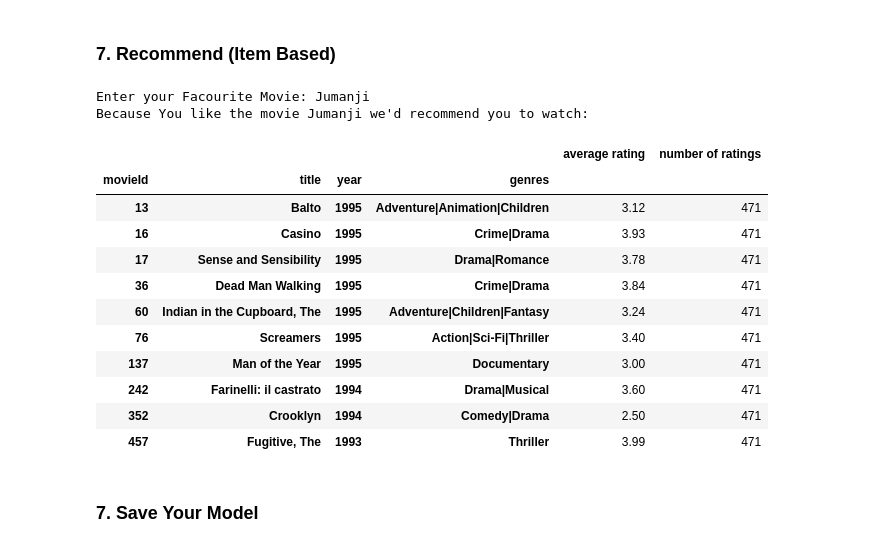
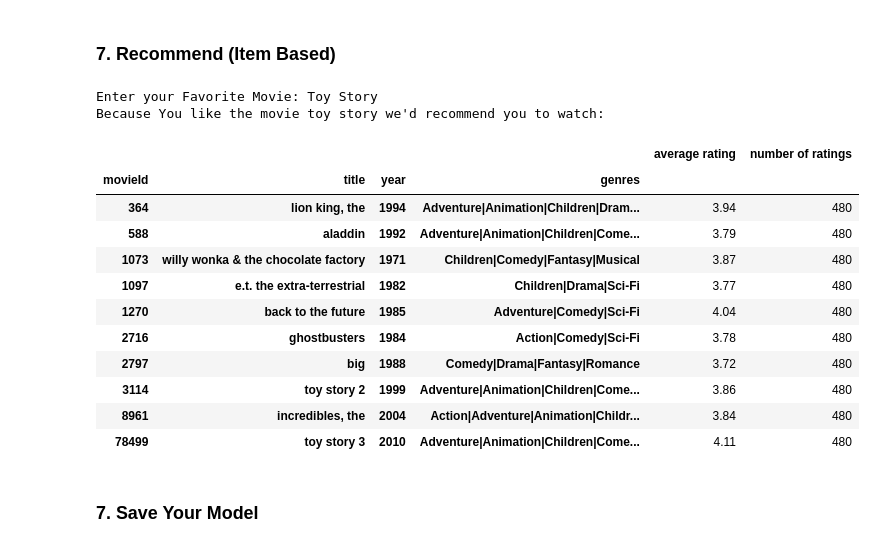
Before and after one commit to athoynilimanew/MovieRecommendation, a Jupyter notebook: Notebooks/SmallDataSet_Notebooks/Model_1_knn_Final.ipynb, the cells around one changed output. Drawn from its saved outputs; the diff is of its cells as text; code cells hidden in the pictures.

```diff
--- a/Notebooks/SmallDataSet_Notebooks/Model_1_knn_Final.ipynb
+++ b/Notebooks/SmallDataSet_Notebooks/Model_1_knn_Final.ipynb
@@ -34,7 +34,7 @@ The Collaborative Filtering Recommender is entirely based on the past behavior a
 # %% [markdown]
 ## 0. User Input
 # %%
-def AskForUserInput():
+def AskForUserInput_0():
     fav_movie=input("Enter your Favorite Movie: ").lower()
     n=0
     movies=df["title"].unique()
@@ -206,7 +206,7 @@ def find_best_model(model, parameters,data):
 ### 2. Find Optimal k using RandomizedSearchCV
 # %%
 sim_options = {
-    "name": ["msd", "cosine", "pearson", "pearson_baseline"],"user_based": [True]
+    "name": ["cosine", "pearson", "pearson_baseline"],"user_based": [False]
 }
 params = { 'k': range(2,25,1),'sim_options': sim_options}
 clf = find_best_model(KNNWithMeans, params, surprise_data)
@@ -315,11 +247,11 @@ class collab_filtering_Kmeans_Model():
 
         return df_out
 # %%
-CF_knnwithmeans = collab_filtering_Kmeans_Model(knnwithmeans, trainset, testset, df, surprise_data)
+CF_knnwithmeans = collab_filtering_Kmeans_Model(knnwithmeans,trainset,testset)
 # %% [markdown]
 ### 5. Fit, predict and cross-validate
 # %%
-knnwithmeans_rmse=CF_knnwithmeans.fit_and_predict()
+knnwithmeans_rmse,knnwithmeans_recommenddf =CF_knnwithmeans.fit_and_predict(df)
 # %% [output]
 **Fitting the train data...**
 Estimating biases using als...
@@ -409,25 +300,25 @@ Recommending top  10  movies for userid  45 :
 # %% [markdown]
 ### 7. Recommend (Item Based)
 # %%
-inp_movie=AskForUserInput()
-df_out=CF_knnwithmeans.recommend_similar_items(inp_movie, n=10)
+inp_movie=AskForUserInput(df)
+df_out=recommend_similar_items(inp_movie,df,CF_knnwithmeans.model, n=10)
 print("Because You like the movie",inp_movie,"we'd recommend you to watch:")
 display(df_out.head(10))
 # %% [output]
-Enter your Facourite Movie: Jumanji
-Because You like the movie Jumanji we'd recommend you to watch:
+Enter your Favorite Movie: Toy Story
+Because You like the movie toy story we'd recommend you to watch:
 |  |  |  |  | average rating | number of ratings |
 | movieId | title | year | genres |  |  |
-| 13 | Balto | 1995 | Adventure|Animation|Children | 3.12 | 471 |
-| 16 | Casino | 1995 | Crime|Drama | 3.93 | 471 |
-| 17 | Sense and Sensibility | 1995 | Drama|Romance | 3.78 | 471 |
-| 36 | Dead Man Walking | 1995 | Crime|Drama | 3.84 | 471 |
-| 60 | Indian in the Cupboard, The | 1995 | Adventure|Children|Fantasy | 3.24 | 471 |
-| 76 | Screamers | 1995 | Action|Sci-Fi|Thriller | 3.40 | 471 |
-| 137 | Man of the Year | 1995 | Documentary | 3.00 | 471 |
-| 242 | Farinelli: il castrato | 1994 | Drama|Musical | 3.60 | 471 |
-| 352 | Crooklyn | 1994 | Comedy|Drama | 2.50 | 471 |
-| 457 | Fugitive, The | 1993 | Thriller | 3.99 | 471 |
+| 364 | lion king, the | 1994 | Adventure|Animation|Children|Dram... | 3.94 | 480 |
+| 588 | aladdin | 1992 | Adventure|Animation|Children|Come... | 3.79 | 480 |
+| 1073 | willy wonka & the chocolate factory | 1971 | Children|Comedy|Fantasy|Musical | 3.87 | 480 |
+| 1097 | e.t. the extra-terrestrial | 1982 | Children|Drama|Sci-Fi | 3.77 | 480 |
+| 1270 | back to the future | 1985 | Adventure|Comedy|Sci-Fi | 4.04 | 480 |
+| 2716 | ghostbusters | 1984 | Action|Comedy|Sci-Fi | 3.78 | 480 |
+| 2797 | big | 1988 | Comedy|Drama|Fantasy|Romance | 3.72 | 480 |
+| 3114 | toy story 2 | 1999 | Adventure|Animation|Children|Come... | 3.86 | 480 |
+| 8961 | incredibles, the | 2004 | Action|Adventure|Animation|Childr... | 3.84 | 480 |
+| 78499 | toy story 3 | 2010 | Adventure|Animation|Children|Come... | 4.11 | 480 |
 # %% [markdown]
 ### 7. Save Your Model
 # %%
```
Also changed, not shown: parts of 14 cells of this notebook, 1 other file.
